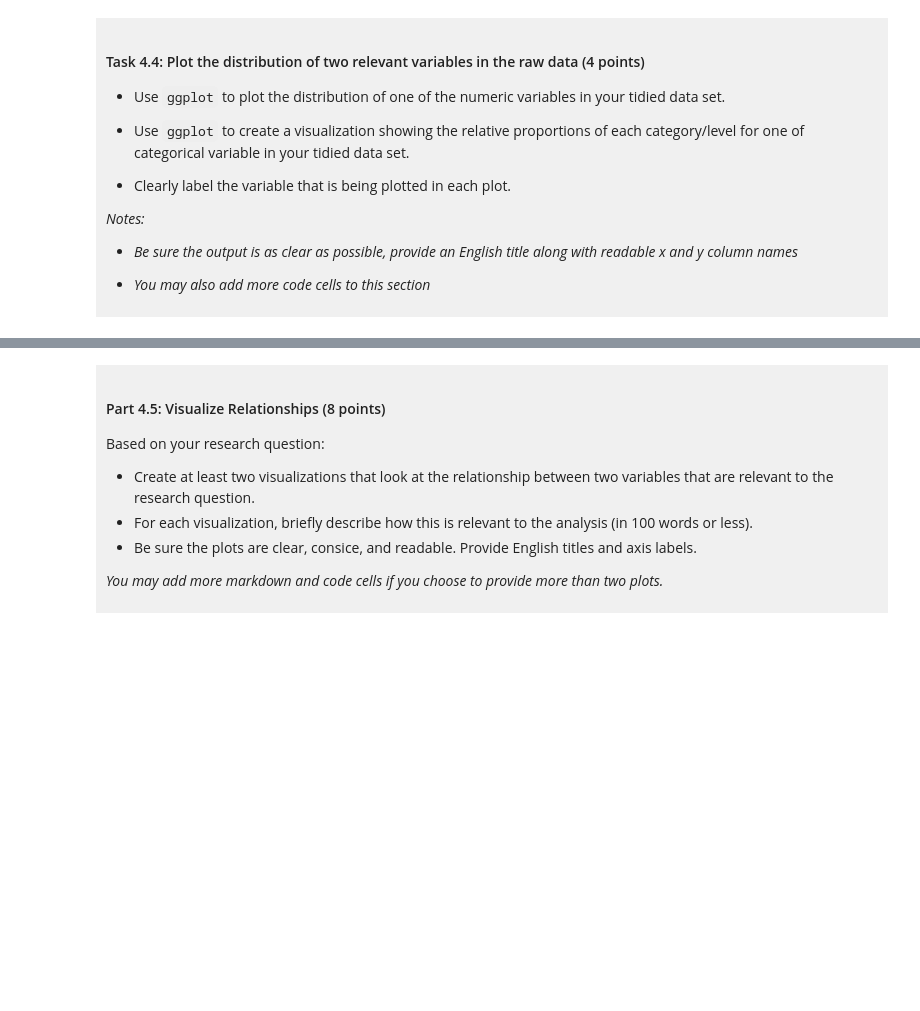
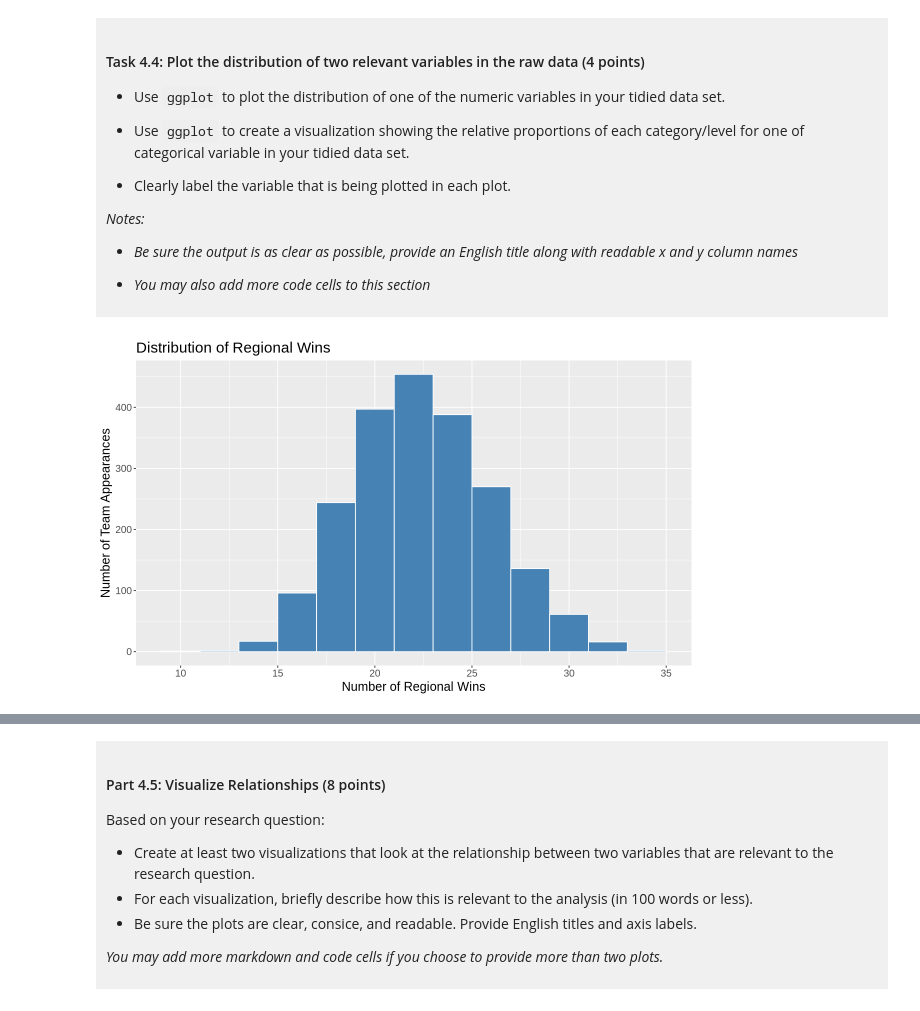
Before and after one commit to myanhvo-ubc/dsci-100-project-myanh-vo, a Jupyter notebook: dsci-100-project-notebook.ipynb, the cells around one changed output, grey strips where cells are left out. Cells and saved outputs as stored; diff of their text form; code cells hidden in the pictures; blank space fills up the shorter version.

```diff
--- a/dsci-100-project-notebook.ipynb
+++ b/dsci-100-project-notebook.ipynb
@@ -306,5 +345,12 @@ You will refine your research question (if needed) and produce a tidy data set.
 
 </div>
 # %%
-### EDIT THIS CODE CELL FOR PLOT 1 ###
+#Create a histogram shows distribution of regional wins
+ggplot(women_march_tidy, aes(x = reg_wins)) +
+geom_histogram(binwidth = 2, fill = "steelblue", color = "white") +
+labs(x = "Number of Regional Wins",y = "Number of Team Appearances")+
+ggtitle("Distribution of Regional Wins")+
+theme(text=element_text(size = 15))
+# %% [output]
+[figure, added]
 # %%
```
Also changed, not shown: parts of 13 cells of this notebook.
